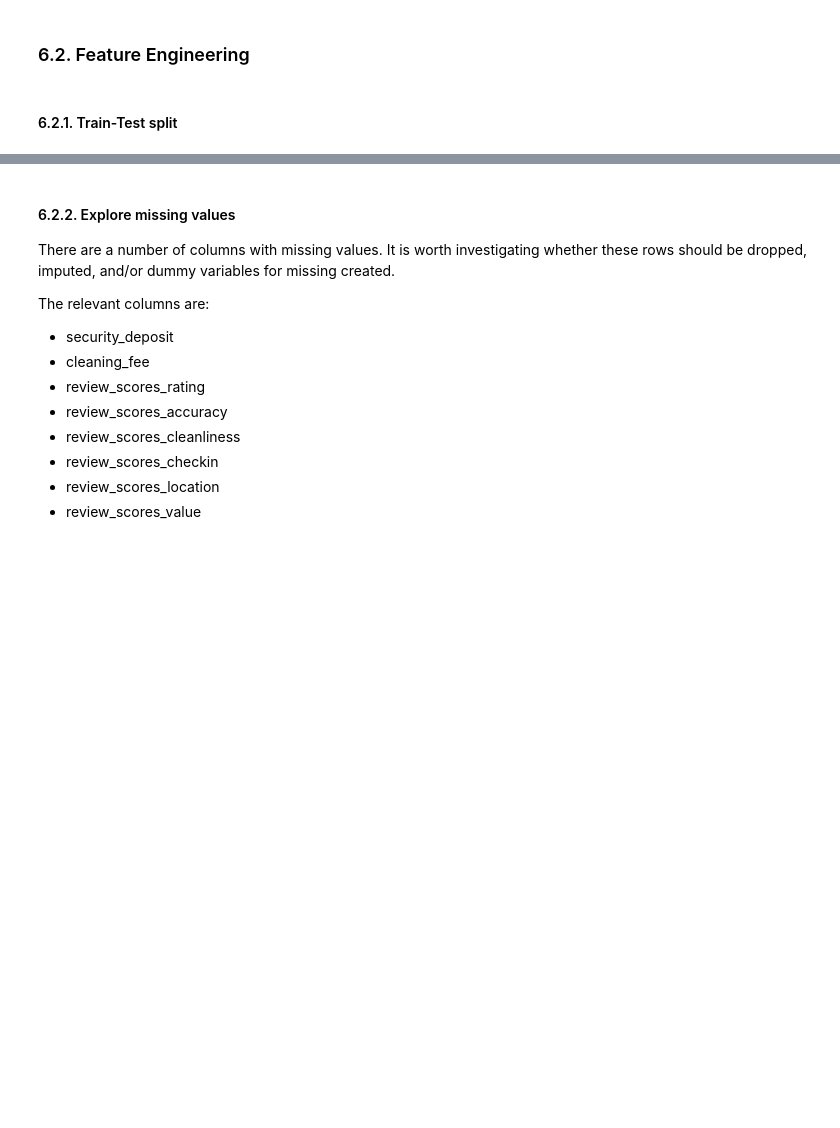
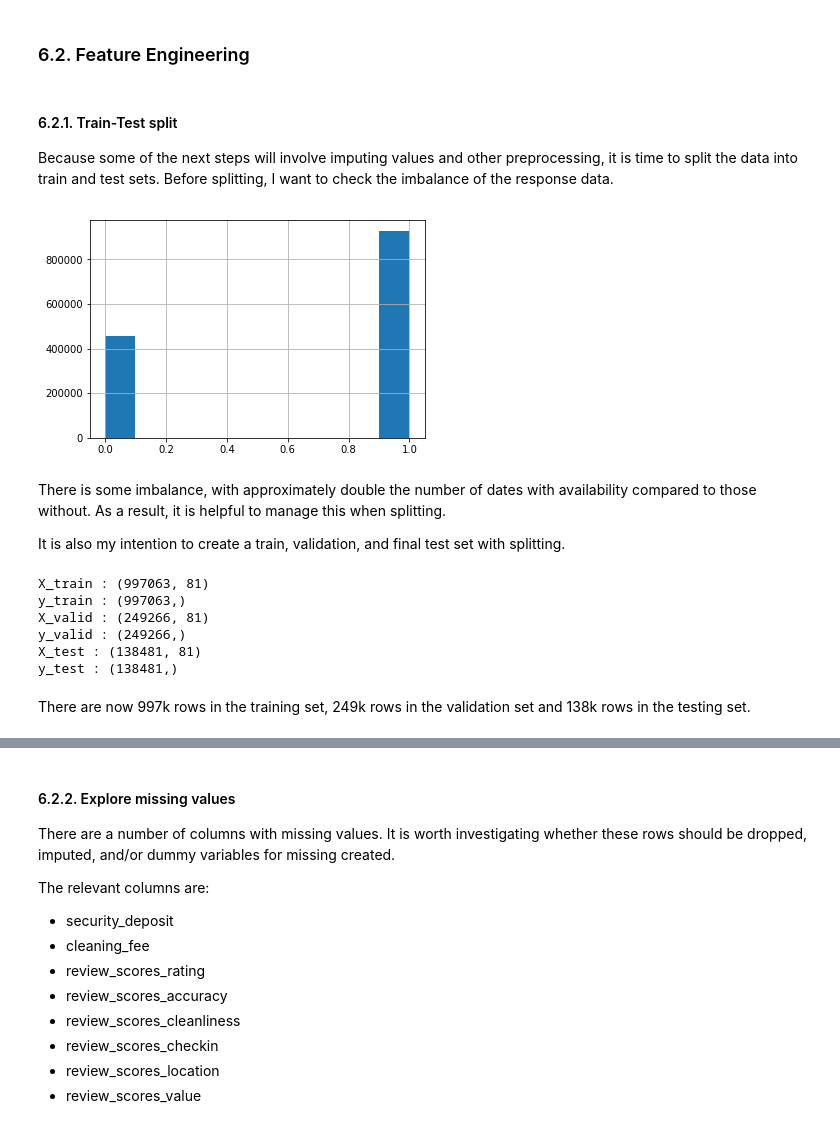
Before and after one commit to rebeccaebarnes/DSND-Project-4, a Jupyter notebook: seattle_airbnb_exploration.ipynb, the cells around one changed output, grey strips where cells are left out. Cells and saved outputs as stored; diff of their text form; code cells hidden in the pictures; blank space fills up the shorter version.

```diff
--- a/seattle_airbnb_exploration.ipynb
+++ b/seattle_airbnb_exploration.ipynb
@@ -1107,6 +1107,21 @@ This concludes the data cleaning. It is now time to move on to feature engineeri
 # %% [markdown]
 <a id="engineer"></a>
 ### 6.2. Feature Engineering
-# %% [markdown]
-<a id="split"></a>
-#### 6.2.1. Train-Test split
+# %% [markdown]
+<a id="split"></a>
+#### 6.2.1. Train-Test split
+
+Because some of the next steps will involve imputing values and other preprocessing, it is time to split the data into train and test sets. Before splitting, I want to check the imbalance of the response data.
+# %%
+# Split into signals and response
+y = df_clean['available'].copy()
+X = df_clean.drop('available', axis=1)
+
+# Explore balance of response
+y.hist();
+# %% [output]
+[figure, added]
+# %% [markdown]
+There is some imbalance, with approximately double the number of dates with availability compared to those without. As a result, it is helpful to manage this when splitting.
+
+It is also my intention to create a train, validation, and final test set with splitting.
@@ -1112,0 +1134,17 @@ This concludes the data cleaning. It is now time to move on to feature engineeri
+# %%
+# Save datasets
+files = [X_train, y_train, X_valid, y_valid, X_test, y_test]
+names = ['X_train', 'y_train', 'X_valid', 'y_valid', 'X_test', 'y_test']
+
+for file, name in zip(files, names):
+    file.to_csv(name + '.csv', index=False)
+    print(name, ":", file.shape)
+# %% [output]
+X_train : (997063, 81)
+y_train : (997063,)
+X_valid : (249266, 81)
+y_valid : (249266,)
+X_test : (138481, 81)
+y_test : (138481,)
+# %% [markdown]
+There are now 997k rows in the training set, 249k rows in the validation set and 138k rows in the testing set.
```
Also changed, not shown: parts of 34 cells of this notebook.
